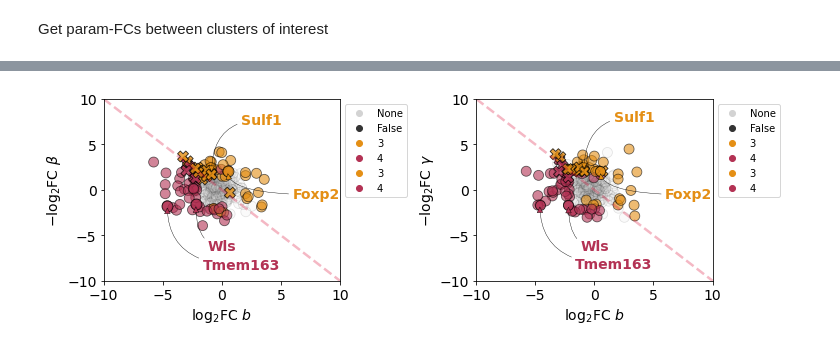
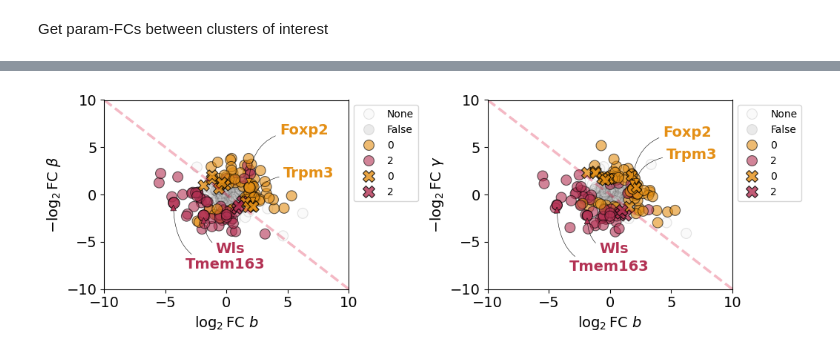
Before and after one commit to pachterlab/CGP_2023, a Jupyter notebook: analysis_notebooks/Figs_2_3_plots.ipynb, the cells around one changed output, grey strips where cells are left out. Saved outputs shown, nothing was run; the diff lists cells and outputs as text; code cells hidden in the pictures.

```diff
--- a/analysis_notebooks/Figs_2_3_plots.ipynb
+++ b/analysis_notebooks/Figs_2_3_plots.ipynb
@@ -865,7 +1302,7 @@ all_params_neg = np.load(out_path+'negctrl_params.npy',allow_pickle=True)
 #all_marks_neg = np.load(out_path+'all_marks.npy',allow_pickle=True)
 # %%
 sims_sr = [sr[0]]
-clus_pairs = [[0,1]]
+clus_pairs = [[0,0]]
 names_tosave = ['negctrl']
 for r in range(len(sims_sr)):  #Saved in reverese direction in all_params
     plot_true_params([all_params_neg][r],sims_sr[r],
@@ -879,6 +1316,10 @@ negctrl_trueparams_corr.pdf
 **ADD 3D PLOTS FOR SIMULATIONS**
 # %%
 colors = ['#73a580','#996888']
+sims_sr = [sr[2],sr[1]]
+clus_pairs =  [[6,0],[2,0]]#[[4,5],[2,4]]
+names_tosave = ['ksim10','ksim5']
+
 for r in range(len(sims_sr)):
     plot_3d_markers(sims_sr[r],all_marks[r],
                     true_clus=clus_pairs[r][0],fit_clus=clus_pairs[r][1],
@@ -1318,8 +1759,8 @@ sr_ofinterest = sr[chosen]
 sd_ofinterest = sd[chosen]
 # %%
 #Set colors for 10 clusters
-pal =['#403A5C','#58AD8B','#FFEAB0','#E48F15','#B33254',
-        '#7458A6','#F8DBD8','#F2BF94','#5f7a56','#7793c2','#CCCCFF']
+pal =['#E48F15','#58AD8B','#B33254','#403A5C','#FFEAB0',
+        '#7458A6','#F8DBD8','#5f7a56','#F2BF94','#7793c2','#CCCCFF']
 assign_colors = dict(zip(range(len(pal)),pal))
 assign_colors['None'] = 'lightgrey'
 # %%
@@ -1455,9 +1892,8 @@ Also do two Glut vs each other
 # %%
-#Compare (3,8) (4,8 in original)
-#Compare (3,4) (4,3 in original)
+#Compare 0 vs 2 (L6 CT vs NP)
 
-all_filt_fcs = make_fcs(sr_allen,sd_ofinterest,clus1=3,clus2=4,
-                gf_rej=True,thrpars=2,thrmean=0.1,outlier_de=True,nuc=True)
+all_filt_fcs = make_fcs(sr_allen,sd_ofinterest,clus1=0,clus2=2,
+                gf_rej=True,thrpars=1.5,thrmean=0.1,outlier_de=True,nuc=True) #Set thresh lower between two Gluts (?)
 
 out_marks = get_gene_DE(all_filt_fcs)
 # %% [output]
@@ -1522,11 +1956,11 @@ all_filt_fcs[all_filt_fcs.deTheta_noDeMuS.isin([False]) & all_filt_fcs.deTheta_F
 # %%
-names_plot = ['Foxp2','Sulf1','Tmem163','Wls']
-mark_plot = [3,3,4,4]
-xpos = [5.5,2.5,3,1]
-ypos = [-3,5.5,-7,-5]
+names_plot = ['Foxp2','Trpm3','Tmem163','Wls'] #['Pvalb','Slc32a1','Foxp2','Cdh6']
+mark_plot = [0,0,2,2]
+xpos = [2.5,2.5,1,1]
+ypos = [5.5,3,-7,-4]
 arrow = [True,True,True,True]
 
 plot_de(out_marks,names_plot,mark_plot,xpos,ypos,arrow,
         assign_colors,figsize=(10.5,3.5),fname='allen_nuc_CTvsNP.pdf')
 # %% [output]
-[figure, old version]
+[figure, new version]
```
Also changed, not shown: parts of 101 cells of this notebook, 5 other files.
